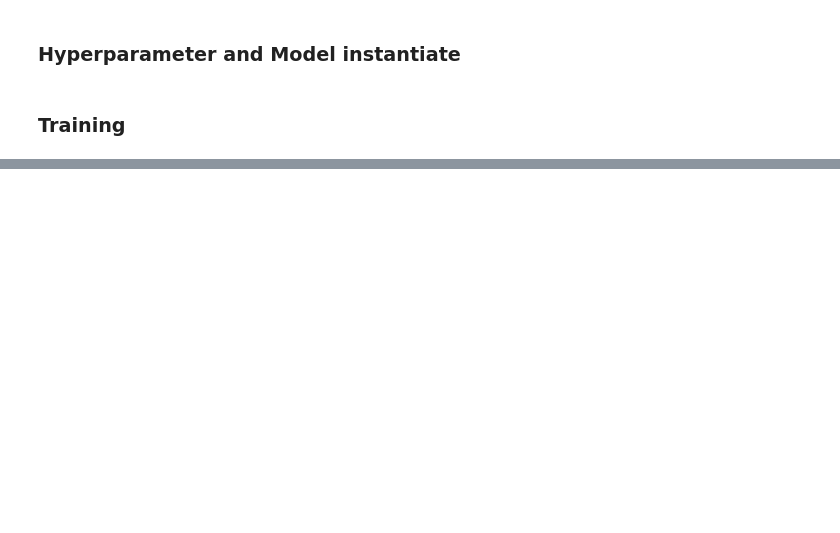
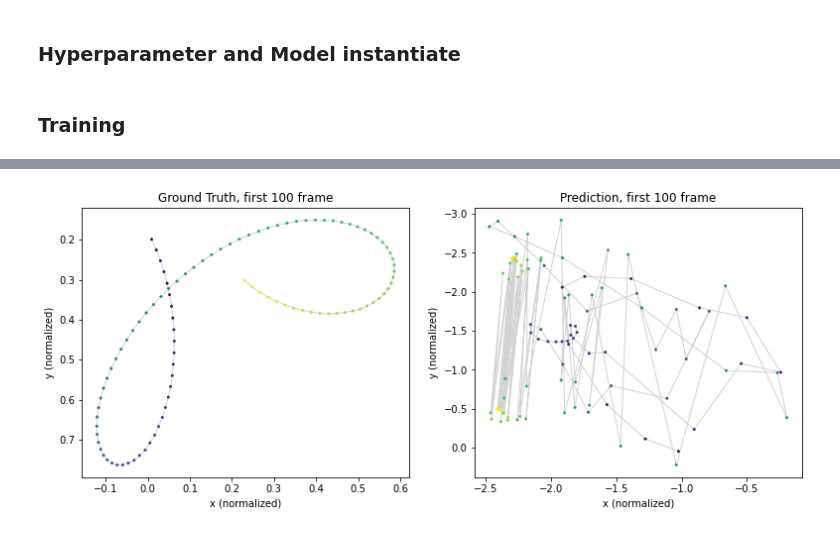
Before and after one commit to gthampak/physinet.io, a Jupyter notebook: ESN_Model.ipynb, the cells around one changed output, grey strips where cells are left out. Drawn from its saved outputs; the diff is of its cells as text; code cells hidden in the pictures; blank space fills up the shorter version.

```diff
--- a/ESN_Model.ipynb
+++ b/ESN_Model.ipynb
@@ -148,16 +187,16 @@ train_y[0].shape
 # %% [markdown]
 ### Hyperparameter and Model instantiate
 # %%
-units = 500
+units = 1000
 leak_rate = 0.2
 spectral_radius = 1.0
-input_scaling = 1.
+input_scaling = 1
 density = 0.1
 input_connectivity = 1.0
 regularization = 1e-6
 seed = 1234
 
-Win = mat_gen.generate_input_weights(units, 4, input_scaling=input_scaling,
+Win = mat_gen.generate_input_weights(units, 6, input_scaling=input_scaling,
                                      proba=input_connectivity, input_bias=True,
                                      seed=seed)
 
@@ -167,5 +206,3 @@ W = mat_gen.generate_internal_weights(units, sr=spectral_radius,
 reservoir = ESN(leak_rate, W, Win, ridge=regularization)
 # %% [markdown]
 ### Training
-# %%
-states = reservoir.train(train_X, train_y, verbose=True, return_states=True)
@@ -177,0 +209,4 @@ generation = esn.generate(n=len(Seq_valid_input[0]), inputData=None, initialOutp
+# %%
+for seq in dataset.sample_List:
+    trainlength = seq.shape[0] - 50
+    states = reservoir.train([seq[:trainlength]], seq[1: trainlength + 1], verbose=True, return_states=True)
@@ -177,0 +227,13 @@ generation = esn.generate(n=len(Seq_valid_input[0]), inputData=None, initialOutp
+# %%
+test_X = valid_dataset.sample_List[10]
+start = 0
+seed_timesteps = 100
+nb_generations = 100
+warming_inputs = test_X[start:start+seed_timesteps]
+Xgen_test = test_X[start+seed_timesteps: start+nb_generations+seed_timesteps]
+Xgen, states, warming_out, warming_states = reservoir.generate(nb_generations,
+                                                               warming_inputs=warming_inputs)
+# %%
+plot_comparison(Xgen,Xgen_test,100,4,5)
+# %% [output]
+[figure, added]
```
Also changed, not shown: parts of 15 cells of this notebook, 5 other files.
